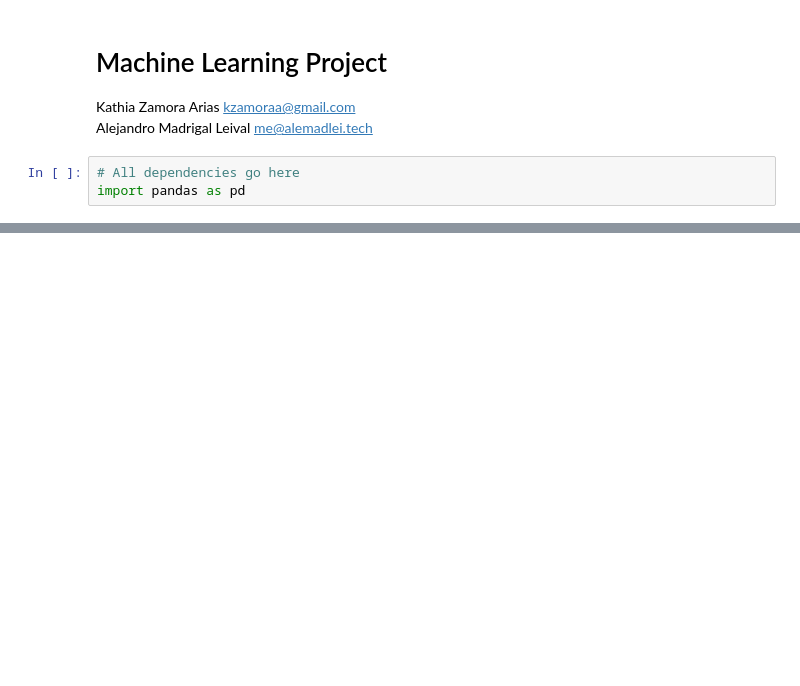
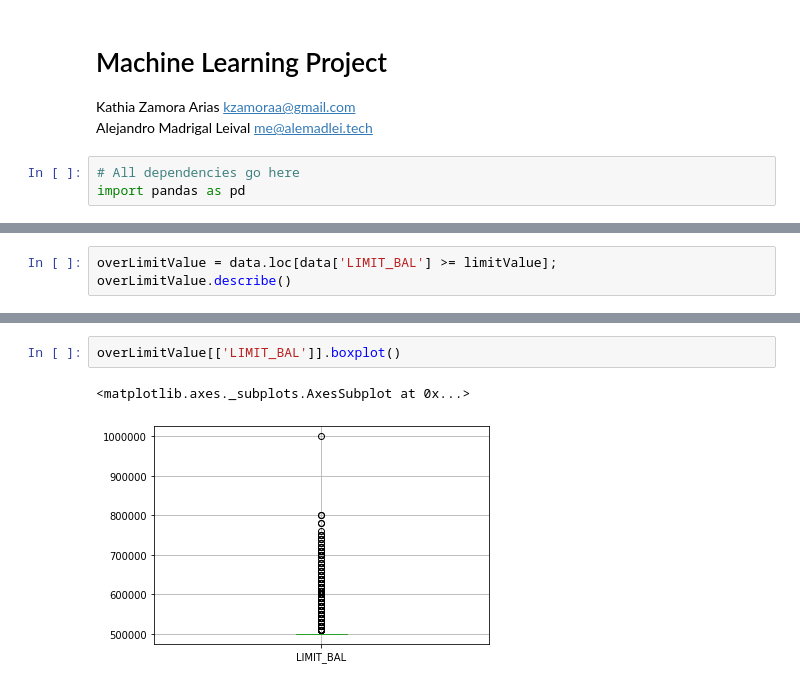
Before and after one commit to AleMadLei/machine-learning-project, a Jupyter notebook: Machine Learning Project.ipynb, the cells around one changed output, grey strips where cells are left out. Saved outputs shown, nothing was run; the diff lists cells and outputs as text; blank space fills up the shorter version.

```diff
--- a/Machine Learning Project.ipynb
+++ b/Machine Learning Project.ipynb
@@ -65,0 +103,3 @@ data.describe()
+# %%
+overLimitValue = data.loc[data['LIMIT_BAL'] >= limitValue];
+overLimitValue.describe()
@@ -65,0 +117,5 @@ data.describe()
+# %%
+overLimitValue[['LIMIT_BAL']].boxplot()
+# %% [output]
+<matplotlib.axes._subplots.AxesSubplot at 0x...>
+[figure, added]
```
Also changed, not shown: parts of 9 cells of this notebook.
